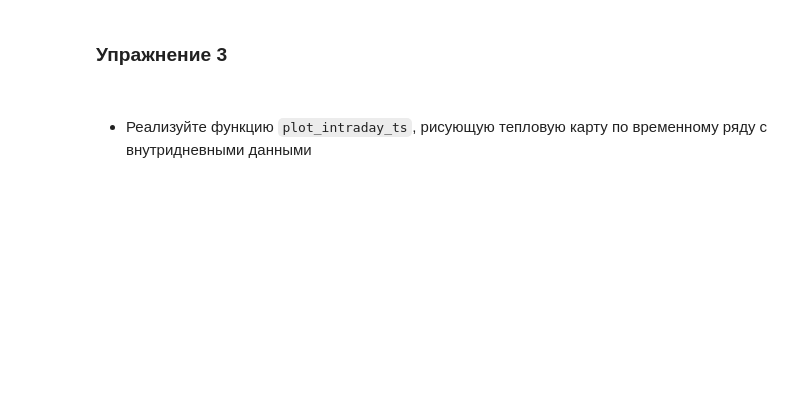
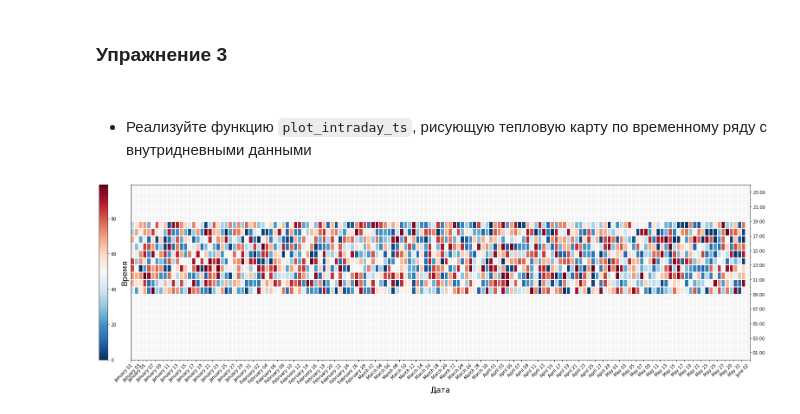
Before and after one commit to w3dip/sberbank-python-data-task3, a Jupyter notebook: task3.ipynb, the cells around one changed output. Cells and saved outputs as stored; diff of their text form; code cells hidden in the pictures; blank space fills up the shorter version.

```diff
--- a/task3.ipynb
+++ b/task3.ipynb
@@ -99,0 +90,49 @@ plot_intraday_ts(intraday_ts, figsize)
+# %%
+import datetime
+from matplotlib.ticker import (MultipleLocator)
+import matplotlib.dates as mdates
+
+def plot_intraday_ts(intraday_ts, figsize):
+    fig = plt.figure(figsize=figsize)
+    ax = fig.gca()
+    dates = intraday_ts.index.to_pydatetime()
+    x = np.unique([x.date() for x in dates])
+    y = np.unique([y.time() for y in dates])
+    df = pd.DataFrame(columns=x, index=y)
+    df = df.fillna(np.nan)
+    for index, value in intraday_ts.items():
+        index_as_date = index.to_pydatetime()
+        df.loc[index_as_date.time(), index_as_date.date()] = value
+
+    df = df.replace(np.nan,-1)
+    plt.xlabel('Дата', fontsize=18)
+    plt.ylabel('Время', fontsize=18)
+
+    ax.xaxis.set_major_locator(MultipleLocator(2))
+    date_form = mdates.DateFormatter("%B %d")
+    ax.xaxis.set_major_formatter(date_form)
+    ax.xaxis.set_minor_locator(MultipleLocator(1))
+    plt.setp(ax.get_xticklabels(), rotation=45, ha="right", rotation_mode="anchor")
+
+    ax.yaxis.set_minor_locator(MultipleLocator(1))
+    plt.yticks([item.hour for item in y[1::2]], [item.strftime("%H:%M") for item in y[1::2]])
+    ax.yaxis.set_ticks_position('right')
+
+    cs = ax.pcolor(df, cmap='RdBu_r', vmin=0)
+    cs.cmap.set_under('whitesmoke')
+    cb = fig.colorbar(cs, location='left', pad=0.03)
+    cb.ax.yaxis.set_ticks_position("right")
+
+    ax.grid(b=True, which='both', color='w', linestyle='-', linewidth=2.0)
+    fig.tight_layout()
+    plt.show()
+
+
+intraday_ts = pd.Series(np.random.randint(0, 100, 3625),
+                        index=pd.date_range('2020-02-01', '2020-07-01', freq='H'))
+intraday_ts.loc[(intraday_ts.index.hour < 9) | (intraday_ts.index.hour > 18)] = np.nan
+figsize = (25, 7)
+
+plot_intraday_ts(intraday_ts, figsize)
+# %% [output]
+[figure, added]
```
Also changed, not shown: parts of 3 cells of this notebook, 3 other files.
